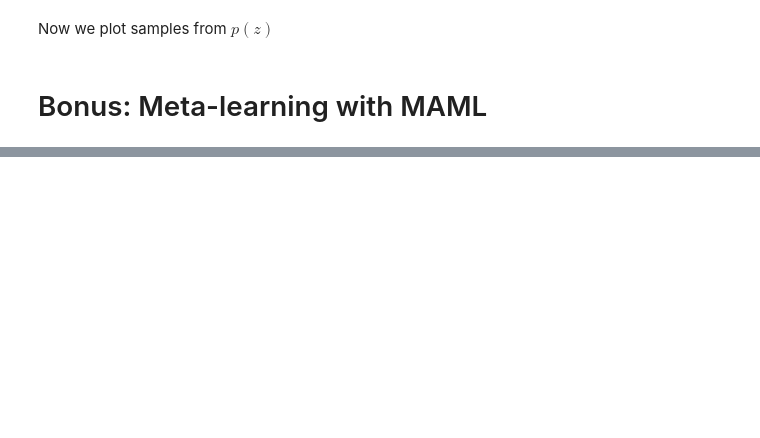
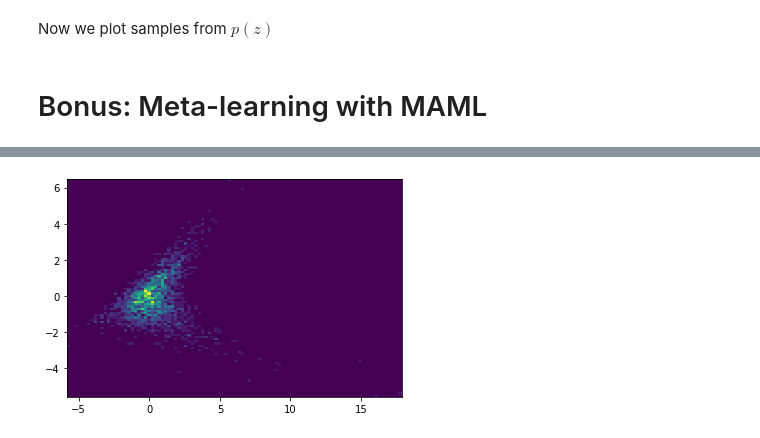
Before and after one commit to jimimvp/jax-tutorial, a Jupyter notebook: tutorial.ipynb, the cells around one changed output, grey strips where cells are left out. Saved outputs shown, nothing was run; the diff lists cells and outputs as text; code cells hidden in the pictures; blank space fills up the shorter version.

```diff
--- a/tutorial.ipynb
+++ b/tutorial.ipynb
@@ -438,0 +548,25 @@ plt.legend()
+# %%
+x = jnp.array(np.ones((10, 2)))
+key = jax.random.PRNGKey(0)
+
+
+base_dist = Normal(jnp.array([0,0]), jnp.array([1,1]))
+flow = Flow([
+    AffineCoupling([0], [1], MLPCompact(2, 256, 2)),
+    AffineCoupling([1], [0], MLPCompact(2, 256, 2))
+
+    ],
+    base_dist=base_dist, dim=2)
+
+# init params
+params =  flow.init(key, key, 2)
+
+# init optimizer with gradient clipping
+optimizer = optax.chain(optax.adam(1e-4), optax.clip_by_global_norm(1.0))
+opt_state = optimizer.init(params)
+
+
+samples = flow.apply(params, key, 2000, method=flow.forward)
+_ = plt.hist2d(samples[:, 0], samples[:, 1], bins=100)
+# %% [output]
+[figure, added]
```
Also changed, not shown: parts of 14 cells of this notebook.
